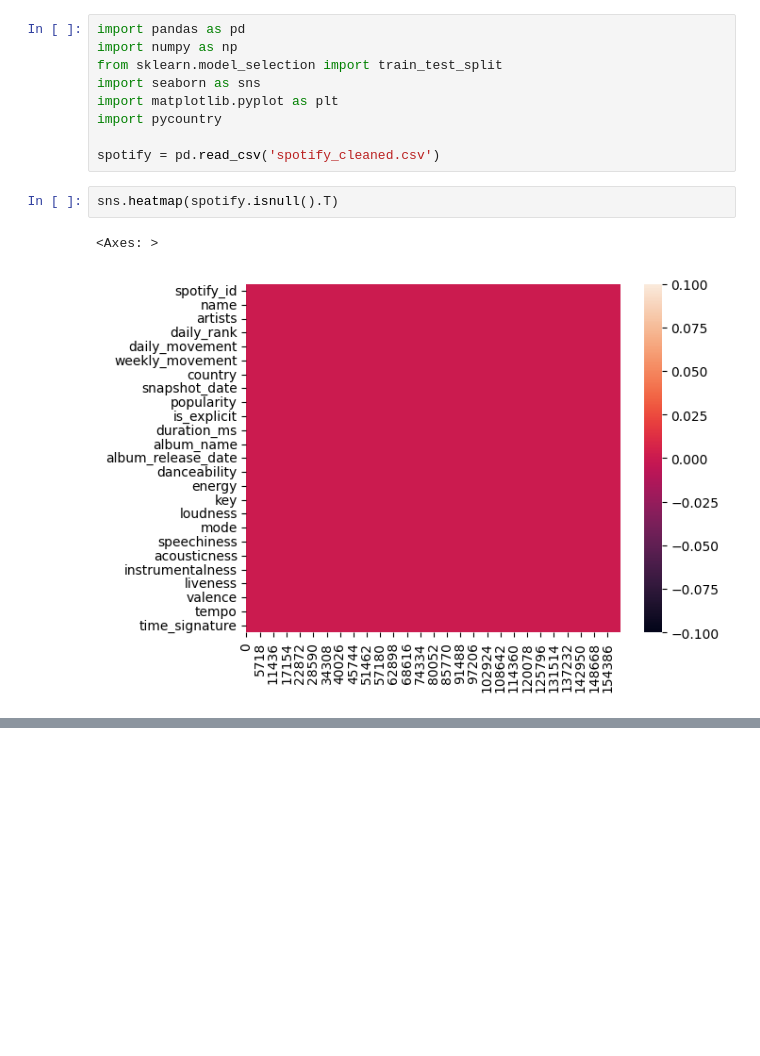
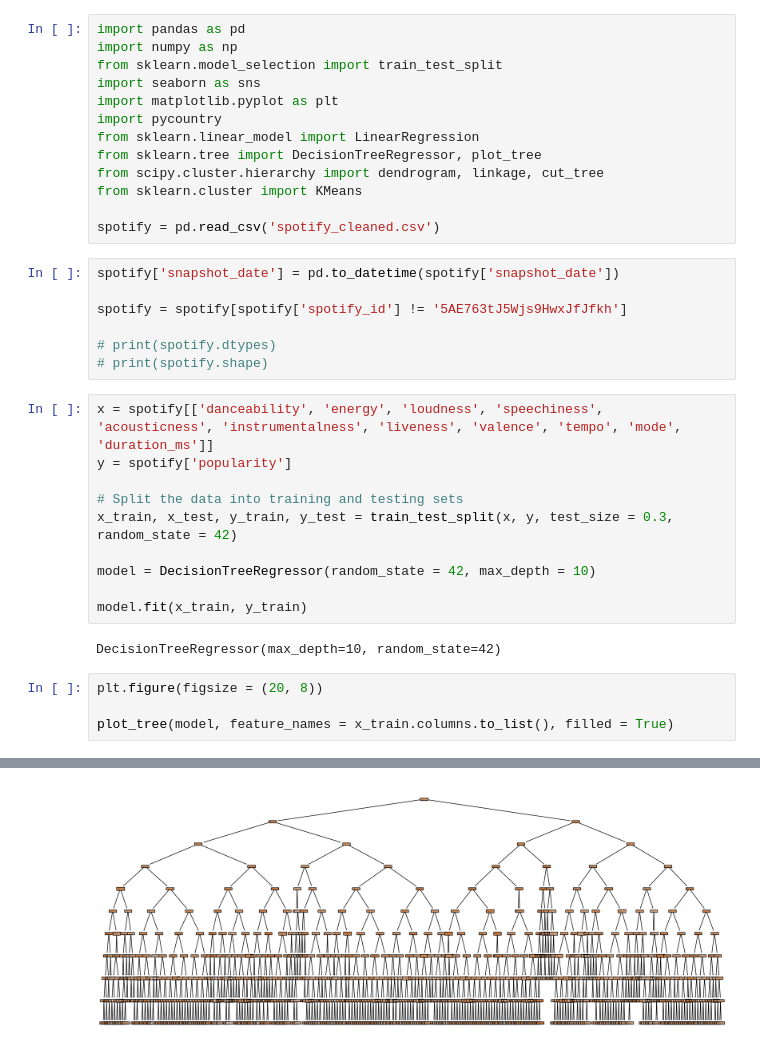
Before and after one commit to pranjlipandya/MSIS_510, a Jupyter notebook: Code.ipynb, the cells around one changed output, grey strips where cells are left out. Saved outputs shown, nothing was run; the diff lists cells and outputs as text; blank space fills up the shorter version.

```diff
--- a/Code.ipynb
+++ b/Code.ipynb
@@ -5,10 +5,33 @@ from sklearn.model_selection import train_test_split
 import seaborn as sns
 import matplotlib.pyplot as plt
 import pycountry
+from sklearn.linear_model import LinearRegression
+from sklearn.tree import DecisionTreeRegressor, plot_tree
+from scipy.cluster.hierarchy import dendrogram, linkage, cut_tree
+from sklearn.cluster import KMeans
 
 spotify = pd.read_csv('spotify_cleaned.csv')
-# %%
-sns.heatmap(spotify.isnull().T)
-# %% [output]
-<Axes: >
-[figure, removed]
+# %%
+spotify['snapshot_date'] = pd.to_datetime(spotify['snapshot_date'])
+
+spotify = spotify[spotify['spotify_id'] != '5AE763tJ5Wjs9HwxJfJfkh']
+
+# print(spotify.dtypes)
+# print(spotify.shape)
+# %%
+x = spotify[['danceability', 'energy', 'loudness', 'speechiness', 'acousticness', 'instrumentalness', 'liveness', 'valence', 'tempo', 'mode', 'duration_ms']]
+y = spotify['popularity']
+
+# Split the data into training and testing sets
+x_train, x_test, y_train, y_test = train_test_split(x, y, test_size = 0.3, random_state = 42)
+
+model = DecisionTreeRegressor(random_state = 42, max_depth = 10)
+
+model.fit(x_train, y_train)
+# %% [output]
+DecisionTreeRegressor(max_depth=10, random_state=42)
+# %%
+plt.figure(figsize = (20, 8))
+
+plot_tree(model, feature_names = x_train.columns.to_list(), filled = True)
+# %% [output]
@@ -14,0 +55 @@ sns.heatmap(spotify.isnull().T)
+[figure, added]
```
Also changed, not shown: parts of 4 cells of this notebook, 2 other files.
